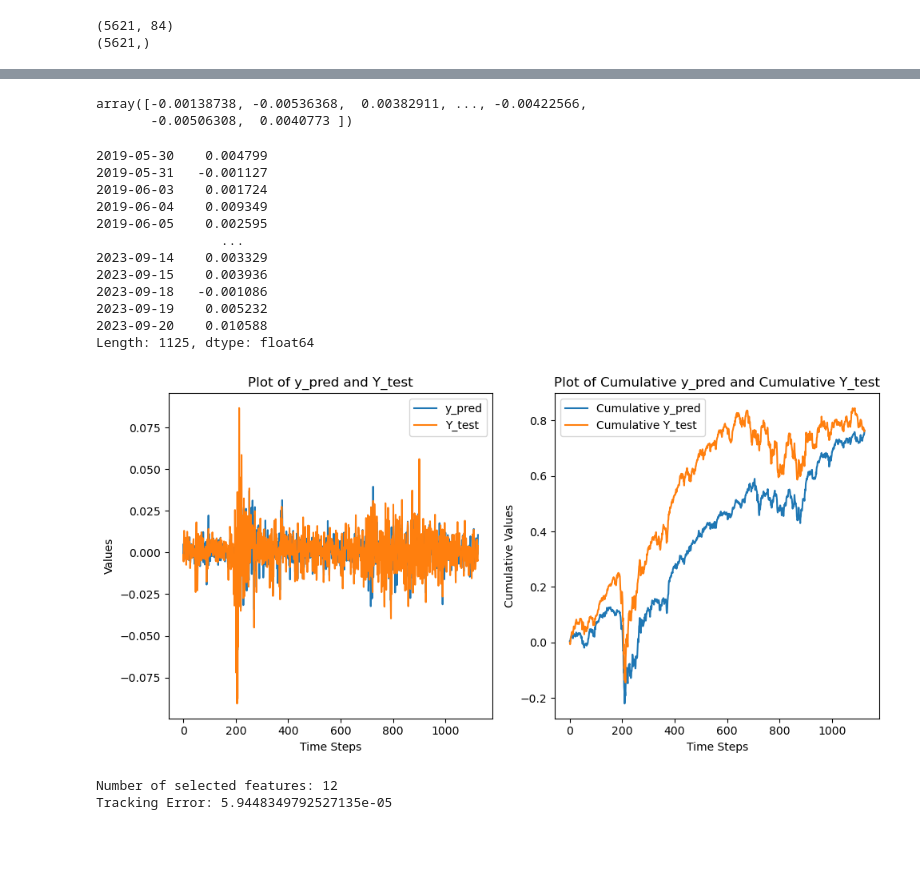
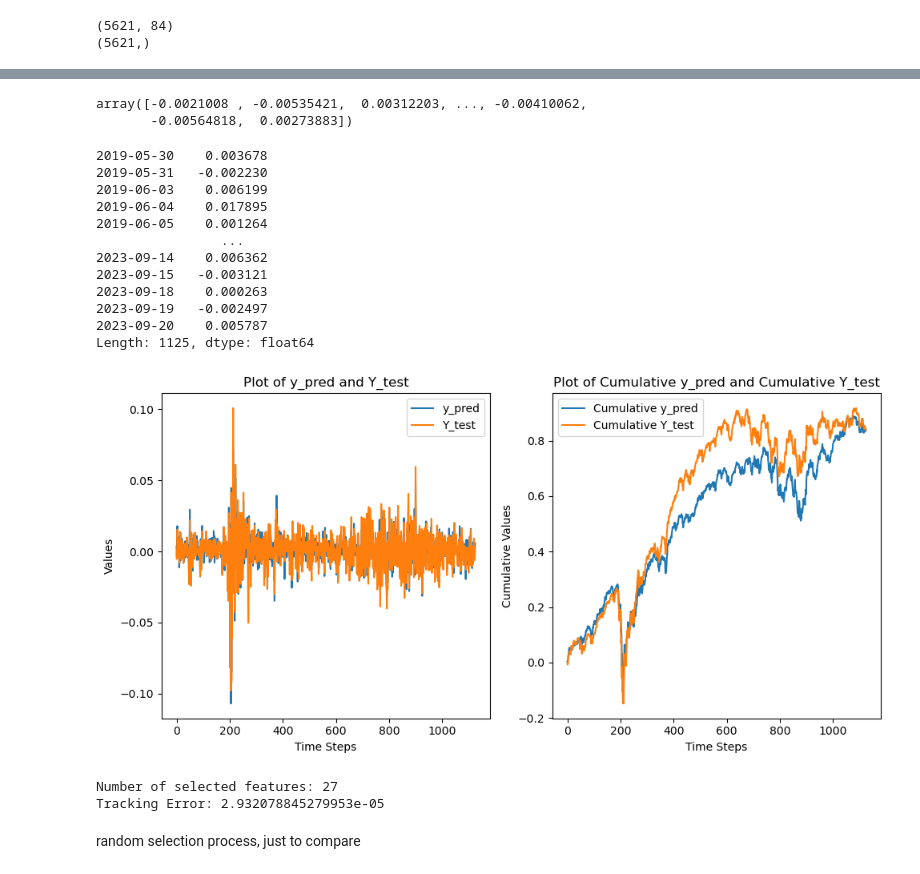
Before and after one commit to alexander-schaller/financial-machine-learning-projects-group2, a Jupyter notebook: Autoencoder.ipynb, the cells around one changed output, grey strips where cells are left out. Cells and saved outputs as stored; diff of their text form; code cells hidden in the pictures; blank space fills up the shorter version.

Commit message:
sparse

```diff
--- a/Autoencoder.ipynb
+++ b/Autoencoder.ipynb
@@ -169,41 +169,46 @@ def autoencoder_cross_val(X, Y):
 # %% [markdown]
 ### Simple autoencoder
 # %%
-def autoencoder(X):
+from tensorflow.keras import regularizers
+def sparse_autoencoder(X):
     # Prepare the data
     X_train, X_test = X[:int(len(X)*0.8)], X[int(len(X)*0.8):]
 
-    X_train_normalized = (X_train - X_train.mean(axis=0)) / X_train.std(axis=0) #std and mean independently for each feature
+    X_train_normalized = (X_train - X_train.mean(axis=0)) / X_train.std(axis=0)
     X_test_normalized = (X_test - X_test.mean(axis=0)) / X_test.std(axis=0)
 
     l = len(X_train_normalized.values[1])
-    Nb_most_comm = int(np.floor(l/10)) #take care of the trend
-    Nb_least_comm =  int(np.floor((0.5)*l/10)) #Take care of the high volatility components
+    Nb_most_comm = int(np.floor(l*0.3/10))
+    Nb_least_comm =  int(np.floor((3)*l/10))
 
     # Build the autoencoder model
-
     input_dim = X_train_normalized.shape[1]
+    hidden_dim = 10
 
     input_layer = layers.Input(shape=(input_dim,))
-    encoder = layers.Dense(30, activation='relu')(input_layer)
+    encoder = layers.Dense(hidden_dim, activation='relu', activity_regularizer=regularizers.l1(10e-5))(input_layer)
     decoder = layers.Dense(input_dim, activation='sigmoid')(encoder)
 
     autoencoder = tf.keras.Model(inputs=input_layer, outputs=decoder)
 
     # Compile and train the autoencoder
     autoencoder.compile(optimizer='adam', loss='mse')
-    autoencoder.fit(X_train_normalized,X_train_normalized, epochs=10, batch_size=32, validation_data=(X_test_normalized,X_test_normalized))
-
+    autoencoder.fit(X_train_normalized, X_train_normalized, epochs=10, batch_size=32, validation_data=(X_test_normalized, X_test_normalized))
 
     # Extract the decoded features
     decoder_model = tf.keras.Model(inputs=input_layer, outputs=decoder)
     decoded_features_test = decoder_model.predict(X_test_normalized)
-    decod_error = abs(decoded_features_test-X_test_normalized)
+    decod_error = abs(decoded_features_test - X_test_normalized)
+
+    print(decod_error.mean(axis=0))
+    mean_values = X_test_normalized.mean(axis=0)
+    percentage_error = (decod_error.mean(axis=0) / mean_values) * 100
+    print(percentage_error)
 
     sum_of_squares = np.sum(decod_error**2, axis=0)
 
     # Get the indices of the features with the smallest average decoding error
-    most_comm_indices =  X_test.columns[np.argsort(sum_of_squares)[:Nb_most_comm]]
+    most_comm_indices = X_test.columns[np.argsort(sum_of_squares)[:Nb_most_comm]]
 
     # Get the indices of the features with the highest average decoding error
     least_comm_indices = X_test.columns[np.argsort(sum_of_squares)[-Nb_least_comm:]]
@@ -212,6 +217,8 @@ def autoencoder(X):
     selected_X_test = X_test[selected_features]
 
     print("Number of features in selected X_test:", selected_X_test.shape)
+    print("Most communal features:", len(most_comm_indices))
+    print("Least communal features:", len(least_comm_indices))
 
     # Return the de-normalized array
     return selected_X_test, Nb_most_comm, Nb_least_comm
@@ -240,6 +247,6 @@ print(Y.shape)
 (5621, 84)
 (5621,)
 # %%
-Res = autoencoder(X)
+Res = sparse_autoencoder(X)
 # %% [output]
 Epoch 1/10
@@ -262,11 +263,11 @@ Number of features in selected X_test: (1125, 12)
 # %%
-selected_X_test_denormalized, _, Nb_least_comm_val = Res
+selected_X_test, _, Nb_least_comm_val = Res
 
 
 Y_test = Y[int(len(Y)*0.8):]
 display(Y_test)
 
-predicted_values = ols_regression(selected_X_test_denormalized, Y_test)
+predicted_values = ols_regression(selected_X_test, Y_test)
 
 display(predicted_values)
 
@@ -276,48 +277,50 @@ plt.figure(figsize=(10, 5))
 plt.subplot(1, 2, 1)
 plt.plot(predicted_values.values, label='y_pred')
 plt.plot(Y_test, label='Y_test')
 plt.xlabel('Time Steps')
 plt.ylabel('Values')
 plt.title('Plot of y_pred and Y_test')
 plt.legend()
 
 # Compute the cumulative values
 cumulative_predicted_values = np.cumsum(predicted_values.values)
 cumulative_Y_test = np.cumsum(Y_test)
 
 plt.subplot(1, 2, 2)
 plt.plot(cumulative_predicted_values, label='Cumulative y_pred')
 plt.plot(cumulative_Y_test, label='Cumulative Y_test')
 plt.xlabel('Time Steps')
 plt.ylabel('Cumulative Values')
 plt.title('Plot of Cumulative y_pred and Cumulative Y_test')
 plt.legend()
 
 plt.tight_layout()
 plt.show()
 
 print("Number of selected features:", len(selected_X_test_denormalized.columns))
 
 tracking_error = compute_mse(predicted_values, Y_test)
 print("Tracking Error:", tracking_error)
 # %% [output]
-array([-0.00138738, -0.00536368,  0.00382911, ..., -0.00422566,
-       -0.00506308,  0.0040773 ])
+array([-0.0021008 , -0.00535421,  0.00312203, ..., -0.00410062,
+       -0.00564818,  0.00273883])
-2019-05-30    0.004799
-2019-05-31   -0.001127
-2019-06-03    0.001724
-2019-06-04    0.009349
-2019-06-05    0.002595
+2019-05-30    0.003678
+2019-05-31   -0.002230
+2019-06-03    0.006199
+2019-06-04    0.017895
+2019-06-05    0.001264
                 ...
-2023-09-14    0.003329
-2023-09-15    0.003936
-2023-09-18   -0.001086
-2023-09-19    0.005232
-2023-09-20    0.010588
+2023-09-14    0.006362
+2023-09-15   -0.003121
+2023-09-18    0.000263
+2023-09-19   -0.002497
+2023-09-20    0.005787
 Length: 1125, dtype: float64
-[figure, old version]
+[figure, new version]
-Number of selected features: 12
-Tracking Error: 5.9448349792527135e-05
+Number of selected features: 27
+Tracking Error: 2.932078845279953e-05
+# %% [markdown]
+random selection process, just to compare
 # %%
 import random
 
```
Also changed, not shown: parts of 3 cells of this notebook.
